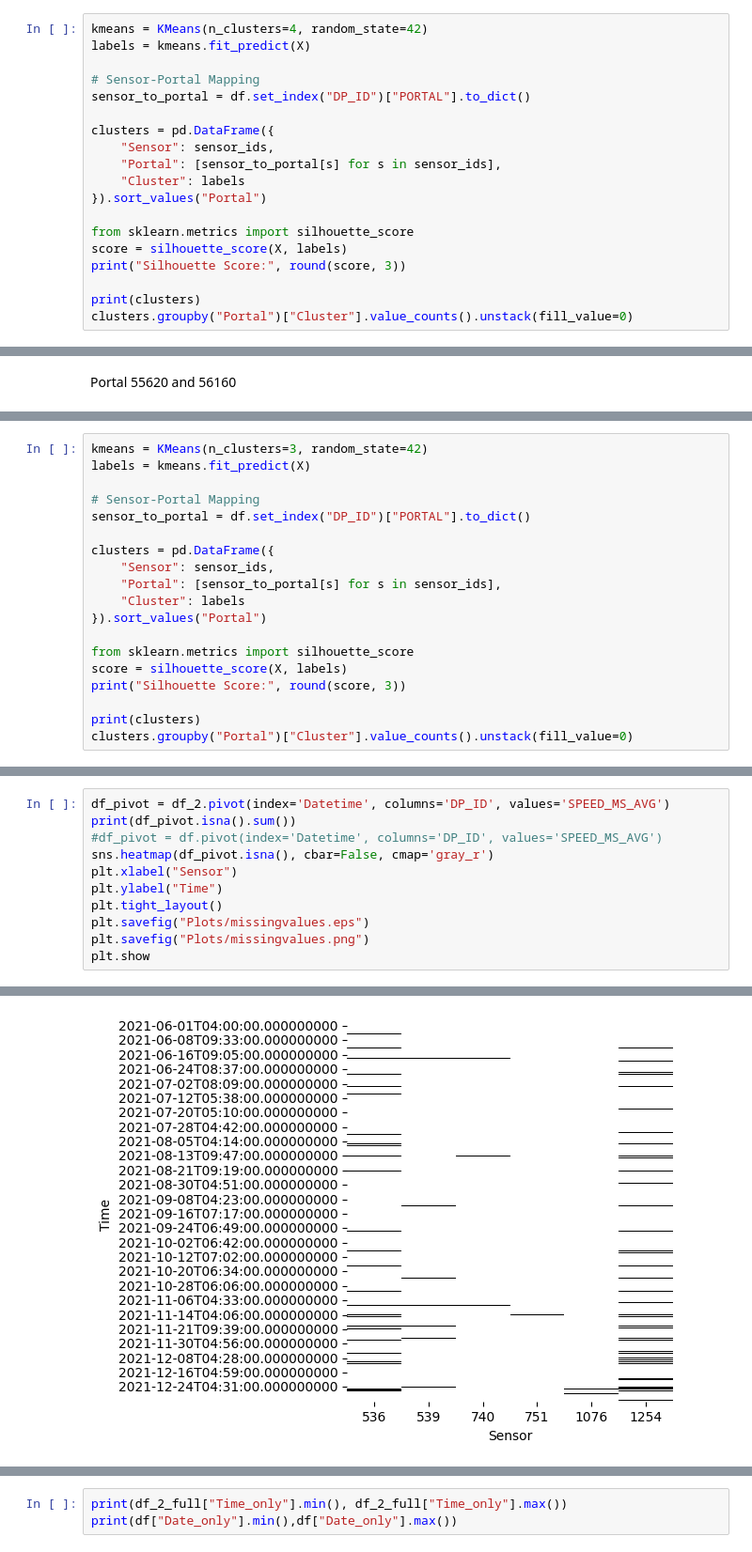
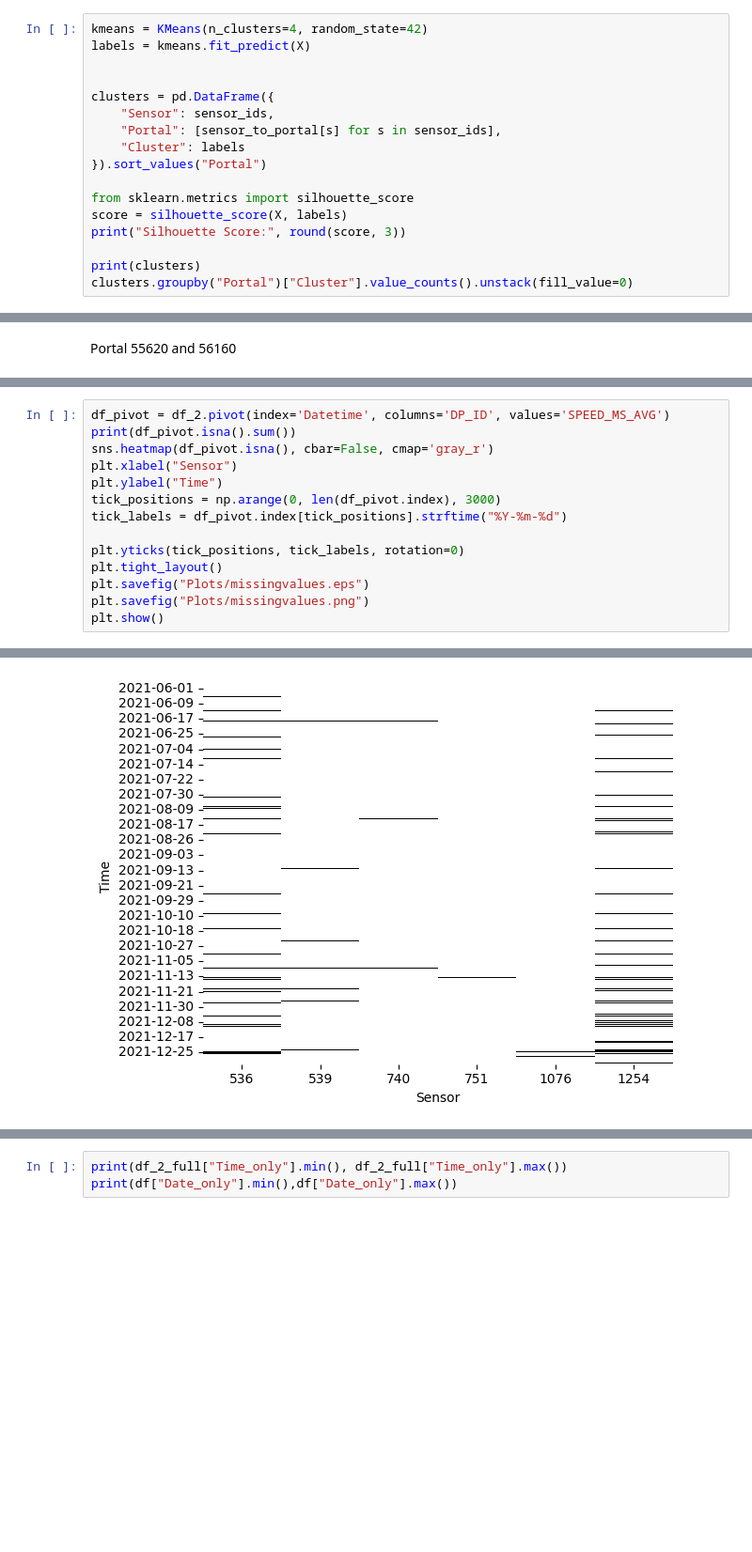
Before and after one commit to Jojo18-20/Project_AI_Transportation, a Jupyter notebook: data_exploration.ipynb, the cells around one changed output, grey strips where cells are left out. Shown at 94% size. Saved outputs shown, nothing was run; the diff lists cells and outputs as text; blank space fills up the shorter version.

```diff
--- a/data_exploration.ipynb
+++ b/data_exploration.ipynb
@@ -277,8 +329,6 @@ X = pd.DataFrame(X_list, index=sensor_ids)
 kmeans = KMeans(n_clusters=4, random_state=42)
 labels = kmeans.fit_predict(X)
 
-# Sensor-Portal Mapping
-sensor_to_portal = df.set_index("DP_ID")["PORTAL"].to_dict()
 
 clusters = pd.DataFrame({
     "Sensor": sensor_ids,
@@ -515,19 +525,0 @@ X = pd.DataFrame(X_list, index=sensor_ids)
-# %%
-kmeans = KMeans(n_clusters=3, random_state=42)
-labels = kmeans.fit_predict(X)
-
-# Sensor-Portal Mapping
-sensor_to_portal = df.set_index("DP_ID")["PORTAL"].to_dict()
-
-clusters = pd.DataFrame({
-    "Sensor": sensor_ids,
-    "Portal": [sensor_to_portal[s] for s in sensor_ids],
-    "Cluster": labels
-}).sort_values("Portal")
-
-from sklearn.metrics import silhouette_score
-score = silhouette_score(X, labels)
-print("Silhouette Score:", round(score, 3))
-
-print(clusters)
-clusters.groupby("Portal")["Cluster"].value_counts().unstack(fill_value=0)
@@ -673,14 +540,17 @@ df_2.head()
 # %%
 df_pivot = df_2.pivot(index='Datetime', columns='DP_ID', values='SPEED_MS_AVG')
 print(df_pivot.isna().sum())
-#df_pivot = df.pivot(index='Datetime', columns='DP_ID', values='SPEED_MS_AVG')
 sns.heatmap(df_pivot.isna(), cbar=False, cmap='gray_r')
 plt.xlabel("Sensor")
 plt.ylabel("Time")
+tick_positions = np.arange(0, len(df_pivot.index), 3000)
+tick_labels = df_pivot.index[tick_positions].strftime("%Y-%m-%d")
+
+plt.yticks(tick_positions, tick_labels, rotation=0)
 plt.tight_layout()
 plt.savefig("Plots/missingvalues.eps")
 plt.savefig("Plots/missingvalues.png")
-plt.show
+plt.show()
 # %% [output]
 DP_ID
 536     4923
@@ -694,4 +563,4 @@ dtype: int64
-[figure, old version]
+[figure, new version]
 # %%
 available_days = df_2['Date_only'].drop_duplicates().sort_values()
 print(len(available_days))
```
Also changed, not shown: parts of 36 cells of this notebook.
